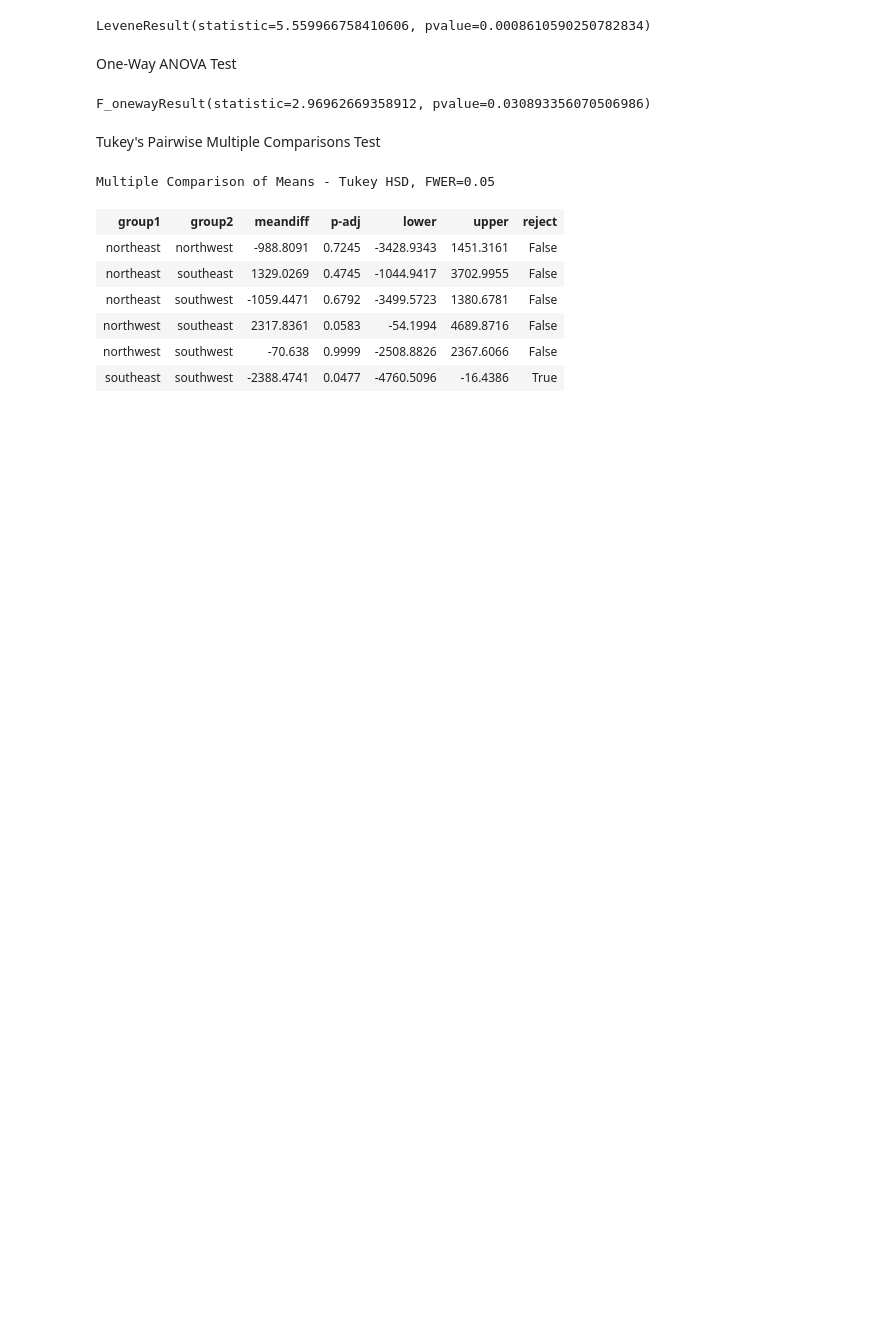
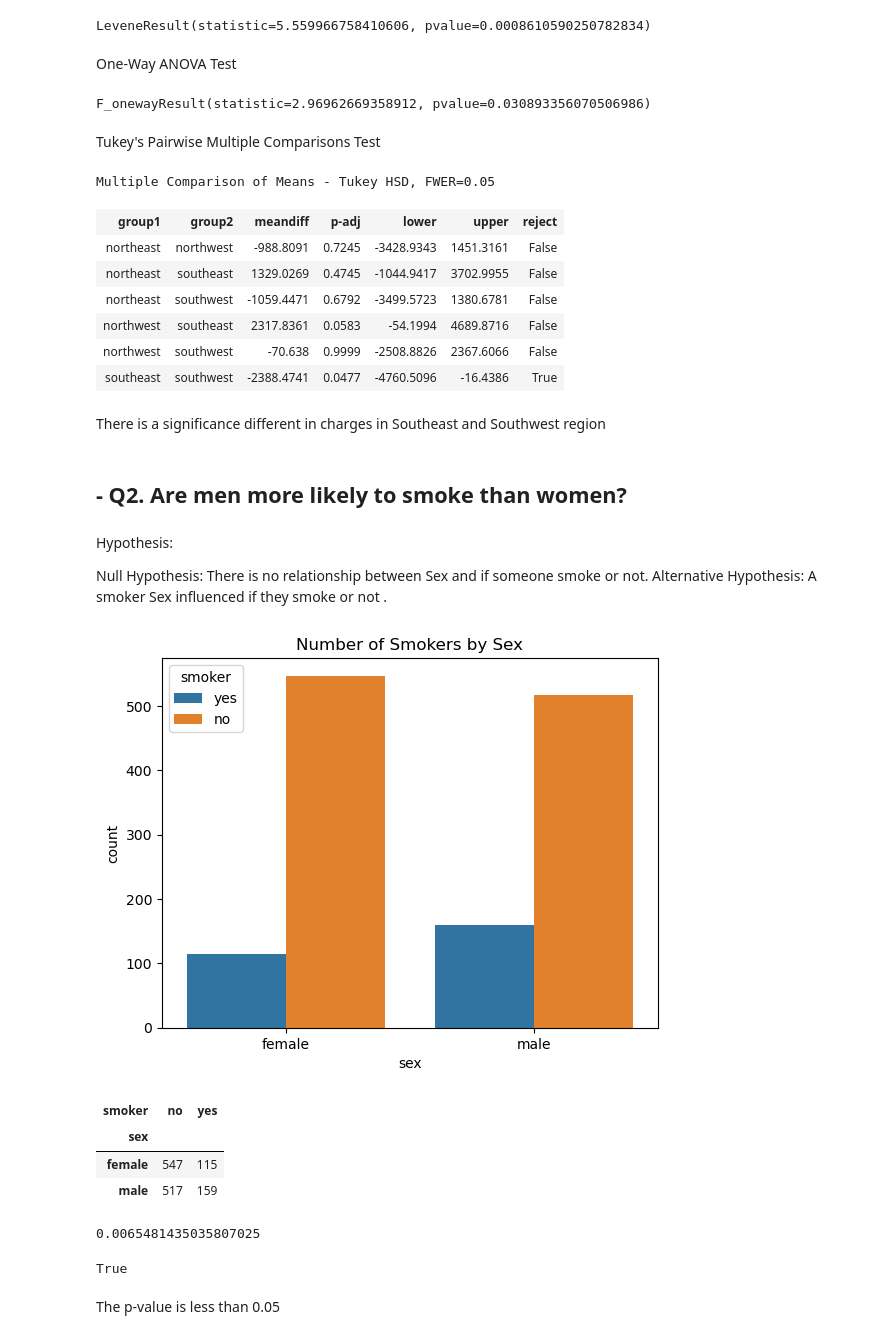
Before and after one commit to Noks06/hypothesis, a Jupyter notebook: hypothesiscore.ipynb, the cells around one changed output. Drawn from its saved outputs; the diff is of its cells as text; code cells hidden in the pictures; blank space fills up the shorter version.

```diff
--- a/hypothesiscore.ipynb
+++ b/hypothesiscore.ipynb
@@ -213,3 +227,26 @@ Multiple Comparison of Means - Tukey HSD, FWER=0.05
 | northwest | southeast | 2317.8361 | 0.0583 | -54.1994 | 4689.8716 | False |
 | northwest | southwest | -70.638 | 0.9999 | -2508.8826 | 2367.6066 | False |
 | southeast | southwest | -2388.4741 | 0.0477 | -4760.5096 | -16.4386 | True |
+# %% [markdown]
+There is a significance different in charges in Southeast and Southwest region
+# %% [markdown]
+## - Q2. Are men more likely to smoke than women?
+# %% [markdown]
+Hypothesis:
+
+Null Hypothesis: There is no relationship between Sex and if someone smoke or not.
+Alternative Hypothesis: A smoker Sex influenced if they smoke or not .
+# %%
+ax = sns.countplot(data=df, x='sex',hue='smoker',)
+ax.set_title("Number of Smokers by Sex");
+# %% [output]
+[figure, added]
+# %%
+# calculate the contingency table with pd.cross-tab
+table = pd.crosstab(df['sex'], df['smoker'])
+table
+# %% [output]
+| smoker | no | yes |
+| sex |  |  |
+| female | 547 | 115 |
+| male | 517 | 159 |
@@ -215,0 +257,9 @@ Multiple Comparison of Means - Tukey HSD, FWER=0.05
+# %%
+# What was our p-value?
+print(p)
+p<.05
+# %% [output]
+0.0065481435035807025
+True
+# %% [markdown]
+The p-value is less than 0.05
```
Also changed, not shown: parts of 10 cells of this notebook.
